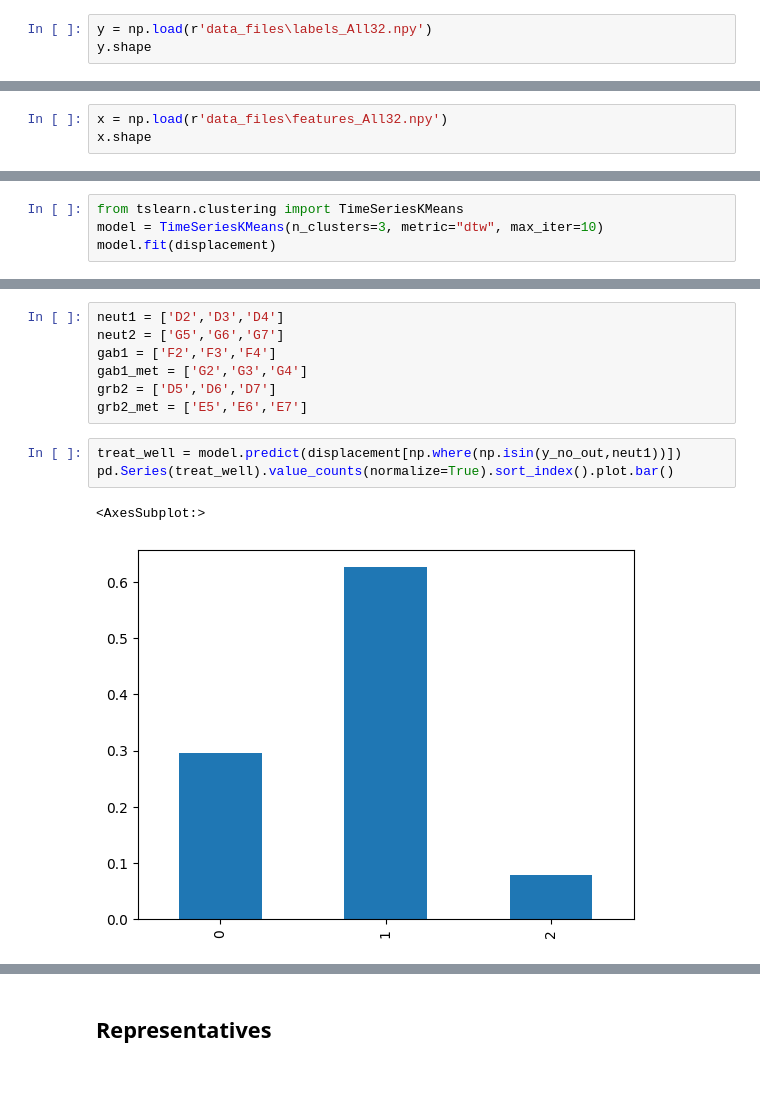
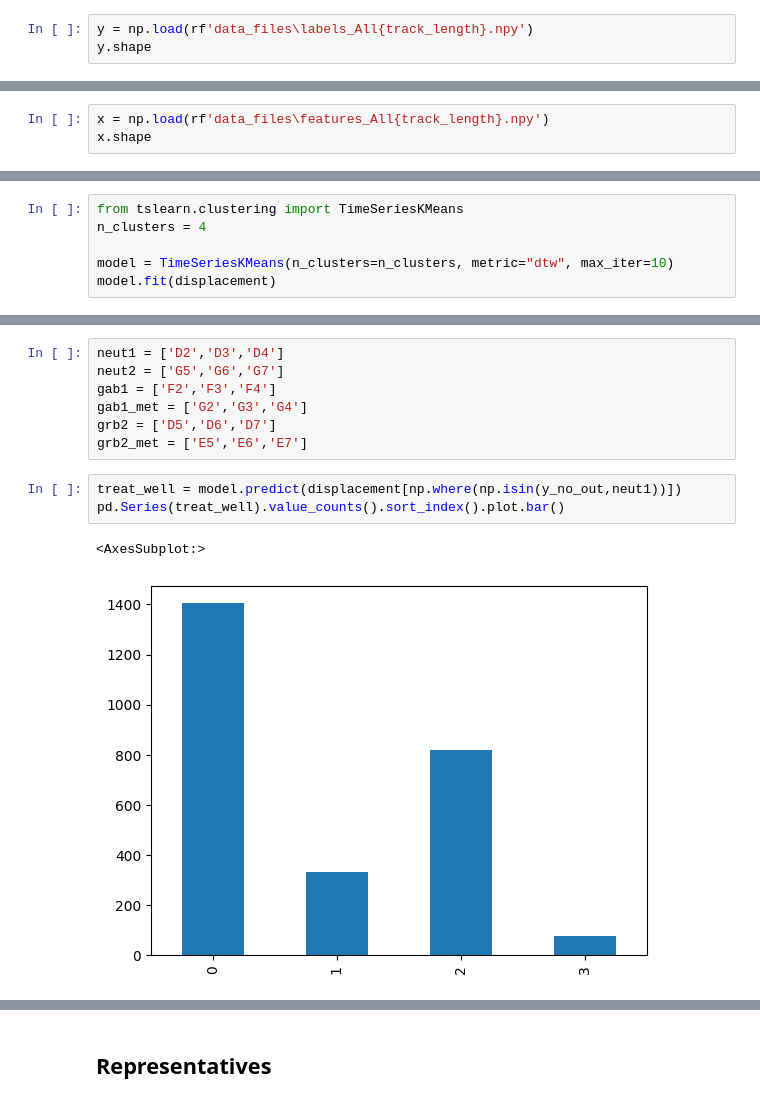
Before and after one commit to AsafAvr/Deep-Learning-Workshop, a Jupyter notebook: Submission/Clustering/EDA.ipynb, the cells around one changed output, grey strips where cells are left out. Saved outputs shown, nothing was run; the diff lists cells and outputs as text.

```diff
--- a/Submission/Clustering/EDA.ipynb
+++ b/Submission/Clustering/EDA.ipynb
@@ -19,4 +21,4 @@ from config import *
 # %%
-y = np.load(r'data_files\labels_All32.npy')
+y = np.load(rf'data_files\labels_All{track_length}.npy')
 y.shape
 # %% [output]
@@ -24,4 +26,4 @@ y.shape
 # %%
-x = np.load(r'data_files\features_All32.npy')
+x = np.load(rf'data_files\features_All{track_length}.npy')
 x.shape
 # %% [output]
@@ -174,5 +159,7 @@ displacement.shape
 # %%
 from tslearn.clustering import TimeSeriesKMeans
-model = TimeSeriesKMeans(n_clusters=3, metric="dtw", max_iter=10)
+n_clusters = 4
+
+model = TimeSeriesKMeans(n_clusters=n_clusters, metric="dtw", max_iter=10)
 model.fit(displacement)
 # %% [output]
@@ -197,7 +215,7 @@ grb2 = ['D5','D6','D7']
 grb2_met = ['E5','E6','E7']
 # %%
 treat_well = model.predict(displacement[np.where(np.isin(y_no_out,neut1))])
-pd.Series(treat_well).value_counts(normalize=True).sort_index().plot.bar()
+pd.Series(treat_well).value_counts().sort_index().plot.bar()
 # %% [output]
 <AxesSubplot:>
-[figure, old version]
+[figure, new version]
```
Also changed, not shown: parts of 36 cells of this notebook, 10 other files.
